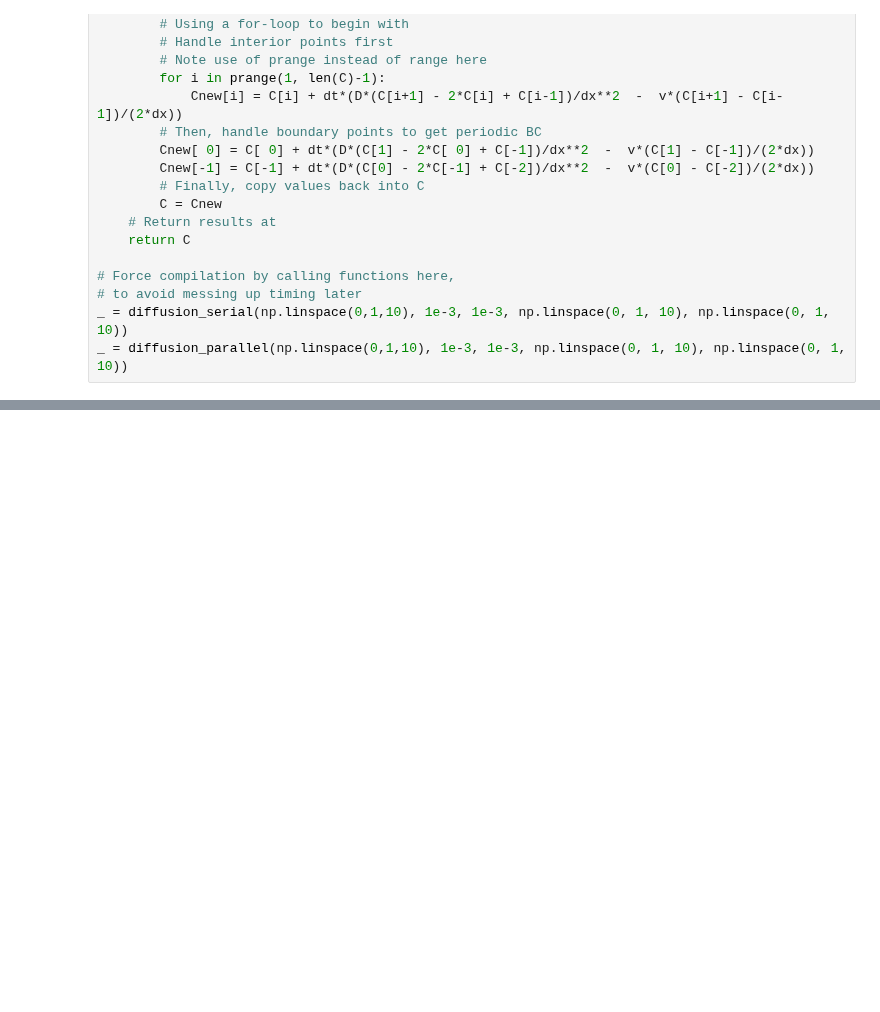
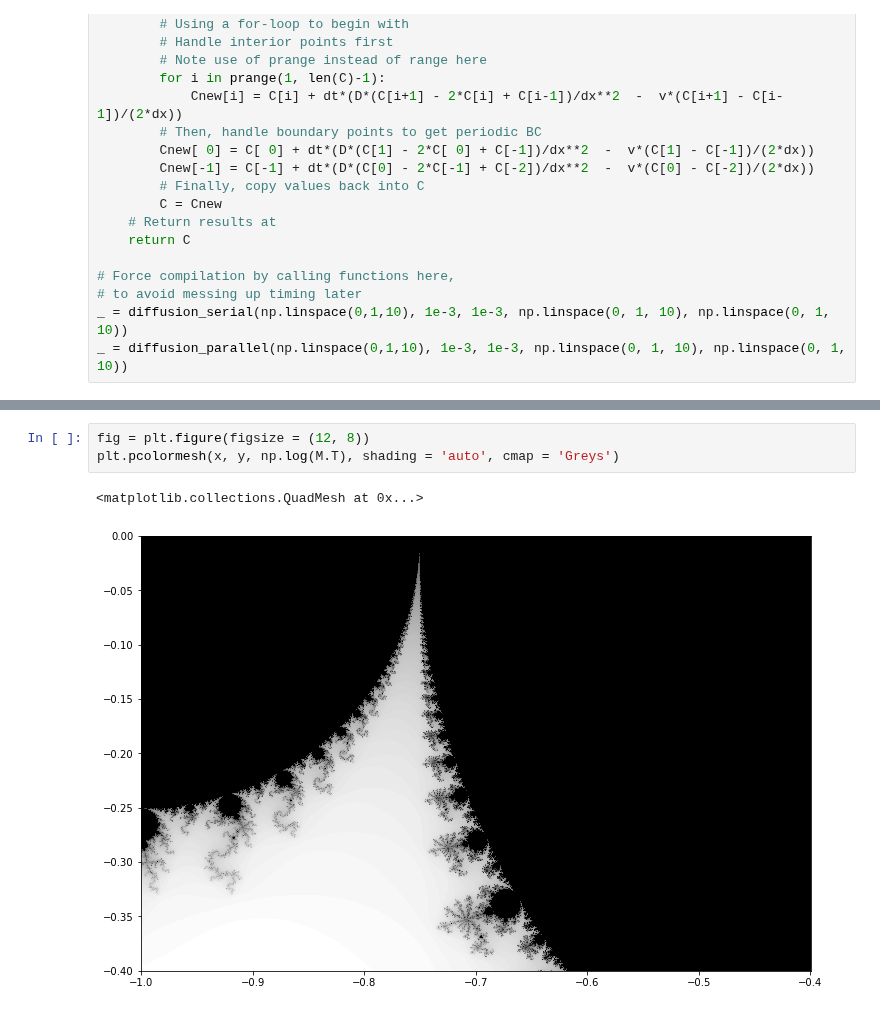
Before and after one commit to nordam/ComputationalPhysics, a Jupyter notebook: Notebooks/14 - Parallelisation.ipynb, the cells around one changed output, grey strips where cells are left out. Drawn from its saved outputs; the diff is of its cells as text; blank space fills up the shorter version.

```diff
--- a/Notebooks/14 - Parallelisation.ipynb
+++ b/Notebooks/14 - Parallelisation.ipynb
@@ -345,0 +411,6 @@ If you are sure that a CUDA driver is installed,
+# %%
+fig = plt.figure(figsize = (12, 8))
+plt.pcolormesh(x, y, np.log(M.T), shading = 'auto', cmap = 'Greys')
+# %% [output]
+<matplotlib.collections.QuadMesh at 0x...>
+[figure, added]
```
Also changed, not shown: parts of 14 cells of this notebook.
